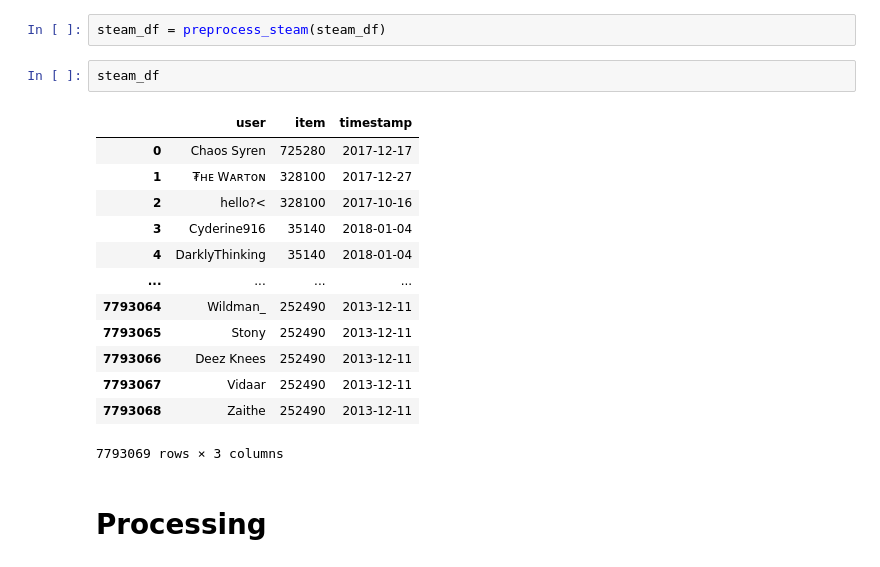
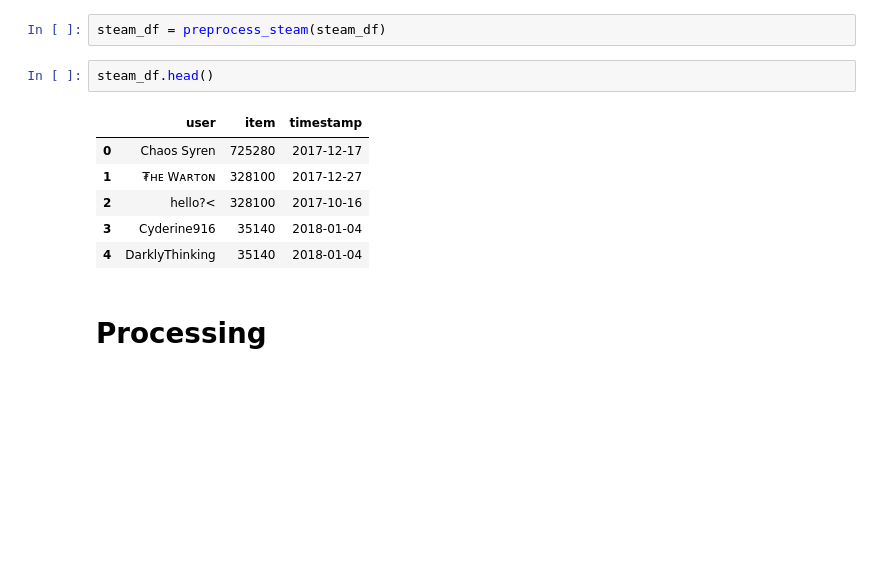
Before and after one commit to VodyTV/sops-sasrec, a Jupyter notebook: notebooks/data_loading.ipynb, the cells around one changed output. Cells and saved outputs as stored; diff of their text form; blank space fills up the shorter version.

```diff
--- a/notebooks/data_loading.ipynb
+++ b/notebooks/data_loading.ipynb
@@ -158,21 +159,14 @@ def preprocess_steam(frame, uid_col="username"):
 # %%
 steam_df = preprocess_steam(steam_df)
 # %%
-steam_df
+steam_df.head()
 # %% [output]
 |  | user | item | timestamp |
 | 0 | Chaos Syren | 725280 | 2017-12-17 |
 | 1 | ₮ʜᴇ Wᴀʀᴛᴏɴ | 328100 | 2017-12-27 |
 | 2 | hello?< | 328100 | 2017-10-16 |
 | 3 | Cyderine916 | 35140 | 2018-01-04 |
 | 4 | DarklyThinking | 35140 | 2018-01-04 |
-| ... | ... | ... | ... |
-| 7793064 | Wildman_ | 252490 | 2013-12-11 |
-| 7793065 | Stony | 252490 | 2013-12-11 |
-| 7793066 | Deez Knees | 252490 | 2013-12-11 |
-| 7793067 | Vidaar | 252490 | 2013-12-11 |
-| 7793068 | Zaithe | 252490 | 2013-12-11 |
-7793069 rows × 3 columns
 # %% [markdown]
 # Processing
 # %%
```
Also changed, not shown: parts of 6 cells of this notebook.
